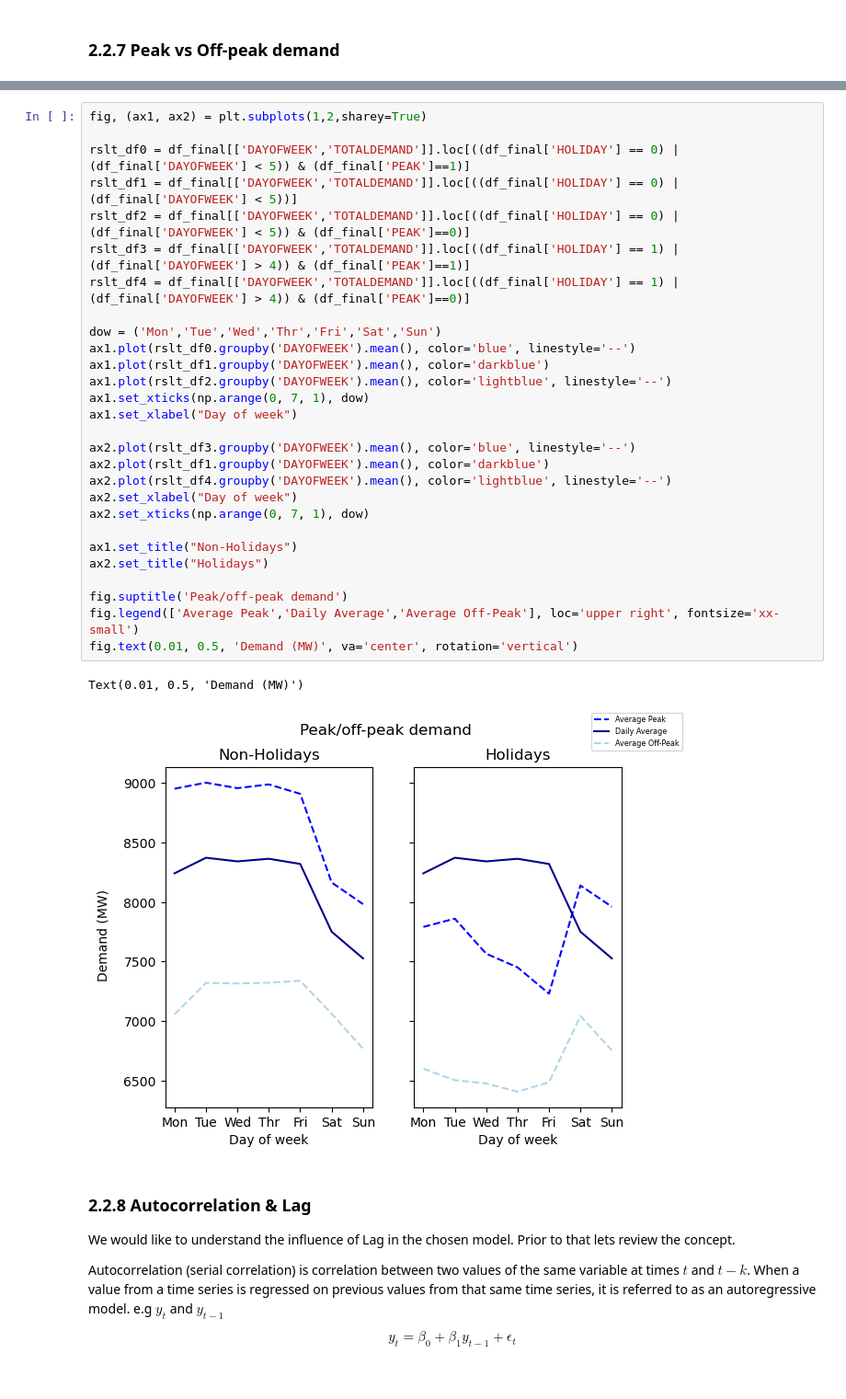
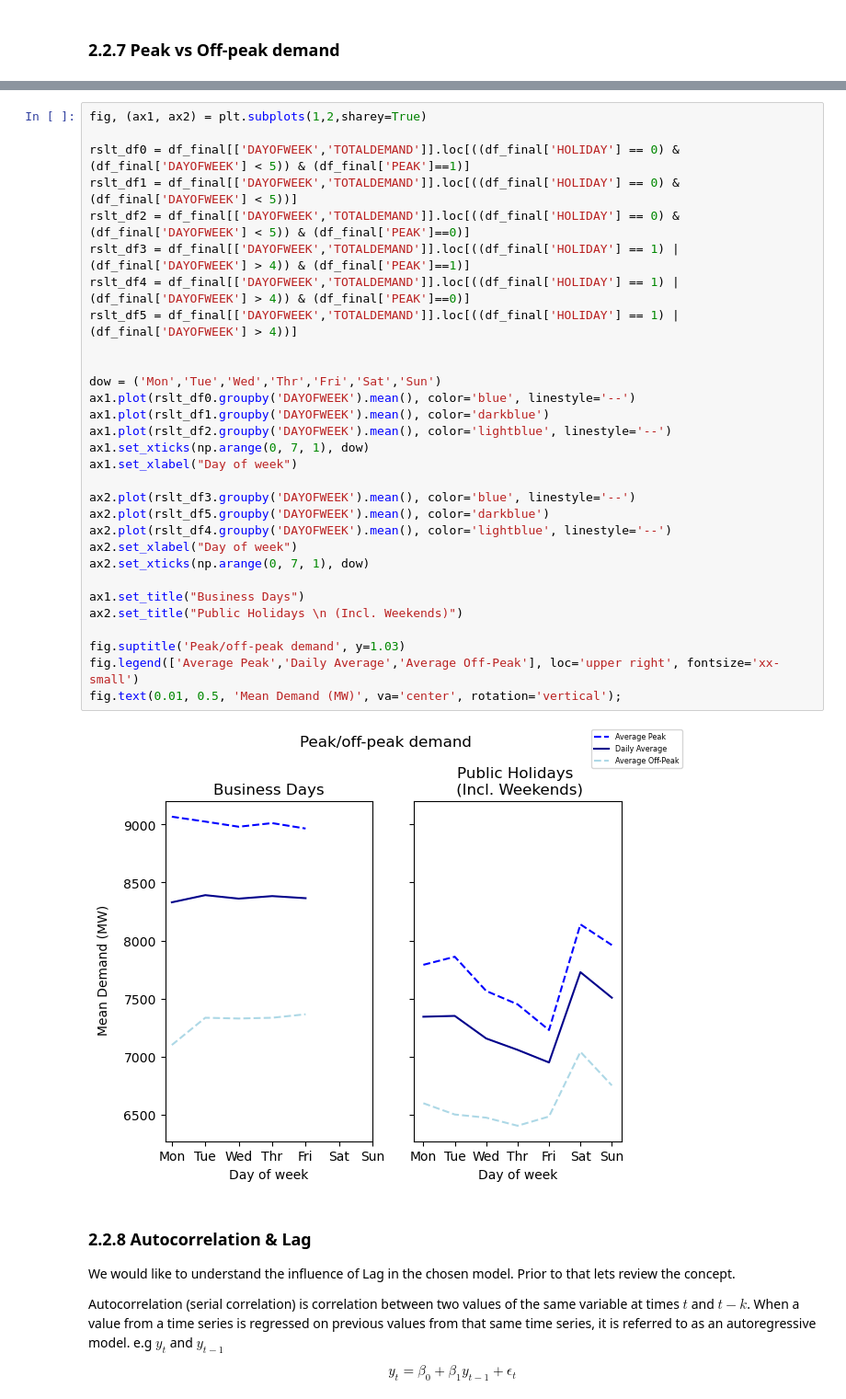
Before and after one commit to rushmila/Group3_ZZSC9020_electricity_demand_forecasting, a Jupyter notebook: src/2_Exploratory_Data_Analysis.ipynb, the cells around one changed output, grey strips where cells are left out. Shown: that part at 92% size. Saved outputs shown, nothing was run; the diff lists cells and outputs as text; blank space fills up the shorter version.

Commit message:
EDA graph changes

```diff
--- a/src/2_Exploratory_Data_Analysis.ipynb
+++ b/src/2_Exploratory_Data_Analysis.ipynb
@@ -233,34 +240,35 @@ Based on previous analysis, lets verify the variations in demand based on Peak h
 # %%
 fig, (ax1, ax2) = plt.subplots(1,2,sharey=True)
 
-rslt_df0 = df_final[['DAYOFWEEK','TOTALDEMAND']].loc[((df_final['HOLIDAY'] == 0) | (df_final['DAYOFWEEK'] < 5)) & (df_final['PEAK']==1)]
-rslt_df1 = df_final[['DAYOFWEEK','TOTALDEMAND']].loc[((df_final['HOLIDAY'] == 0) | (df_final['DAYOFWEEK'] < 5))]
-rslt_df2 = df_final[['DAYOFWEEK','TOTALDEMAND']].loc[((df_final['HOLIDAY'] == 0) | (df_final['DAYOFWEEK'] < 5)) & (df_final['PEAK']==0)]
+rslt_df0 = df_final[['DAYOFWEEK','TOTALDEMAND']].loc[((df_final['HOLIDAY'] == 0) & (df_final['DAYOFWEEK'] < 5)) & (df_final['PEAK']==1)]
+rslt_df1 = df_final[['DAYOFWEEK','TOTALDEMAND']].loc[((df_final['HOLIDAY'] == 0) & (df_final['DAYOFWEEK'] < 5))]
+rslt_df2 = df_final[['DAYOFWEEK','TOTALDEMAND']].loc[((df_final['HOLIDAY'] == 0) & (df_final['DAYOFWEEK'] < 5)) & (df_final['PEAK']==0)]
 rslt_df3 = df_final[['DAYOFWEEK','TOTALDEMAND']].loc[((df_final['HOLIDAY'] == 1) | (df_final['DAYOFWEEK'] > 4)) & (df_final['PEAK']==1)]
 rslt_df4 = df_final[['DAYOFWEEK','TOTALDEMAND']].loc[((df_final['HOLIDAY'] == 1) | (df_final['DAYOFWEEK'] > 4)) & (df_final['PEAK']==0)]
+rslt_df5 = df_final[['DAYOFWEEK','TOTALDEMAND']].loc[((df_final['HOLIDAY'] == 1) | (df_final['DAYOFWEEK'] > 4))]
+
 
 dow = ('Mon','Tue','Wed','Thr','Fri','Sat','Sun')
 ax1.plot(rslt_df0.groupby('DAYOFWEEK').mean(), color='blue', linestyle='--')
 ax1.plot(rslt_df1.groupby('DAYOFWEEK').mean(), color='darkblue')
 ax1.plot(rslt_df2.groupby('DAYOFWEEK').mean(), color='lightblue', linestyle='--')
 ax1.set_xticks(np.arange(0, 7, 1), dow)
 ax1.set_xlabel("Day of week")
 
 ax2.plot(rslt_df3.groupby('DAYOFWEEK').mean(), color='blue', linestyle='--')
-ax2.plot(rslt_df1.groupby('DAYOFWEEK').mean(), color='darkblue')
+ax2.plot(rslt_df5.groupby('DAYOFWEEK').mean(), color='darkblue')
 ax2.plot(rslt_df4.groupby('DAYOFWEEK').mean(), color='lightblue', linestyle='--')
 ax2.set_xlabel("Day of week")
 ax2.set_xticks(np.arange(0, 7, 1), dow)
 
-ax1.set_title("Non-Holidays")
-ax2.set_title("Holidays")
+ax1.set_title("Business Days")
+ax2.set_title("Public Holidays \n (Incl. Weekends)")
 
-fig.suptitle('Peak/off-peak demand')
+fig.suptitle('Peak/off-peak demand', y=1.03)
 fig.legend(['Average Peak','Daily Average','Average Off-Peak'], loc='upper right', fontsize='xx-small')
-fig.text(0.01, 0.5, 'Demand (MW)', va='center', rotation='vertical')
+fig.text(0.01, 0.5, 'Mean Demand (MW)', va='center', rotation='vertical');
 # %% [output]
-Text(0.01, 0.5, 'Demand (MW)')
-[figure, old version]
+[figure, new version]
 # %% [markdown]
 ### 2.2.8 Autocorrelation & Lag
 
```
Also changed, not shown: parts of 6 cells of this notebook, 2 other files.
